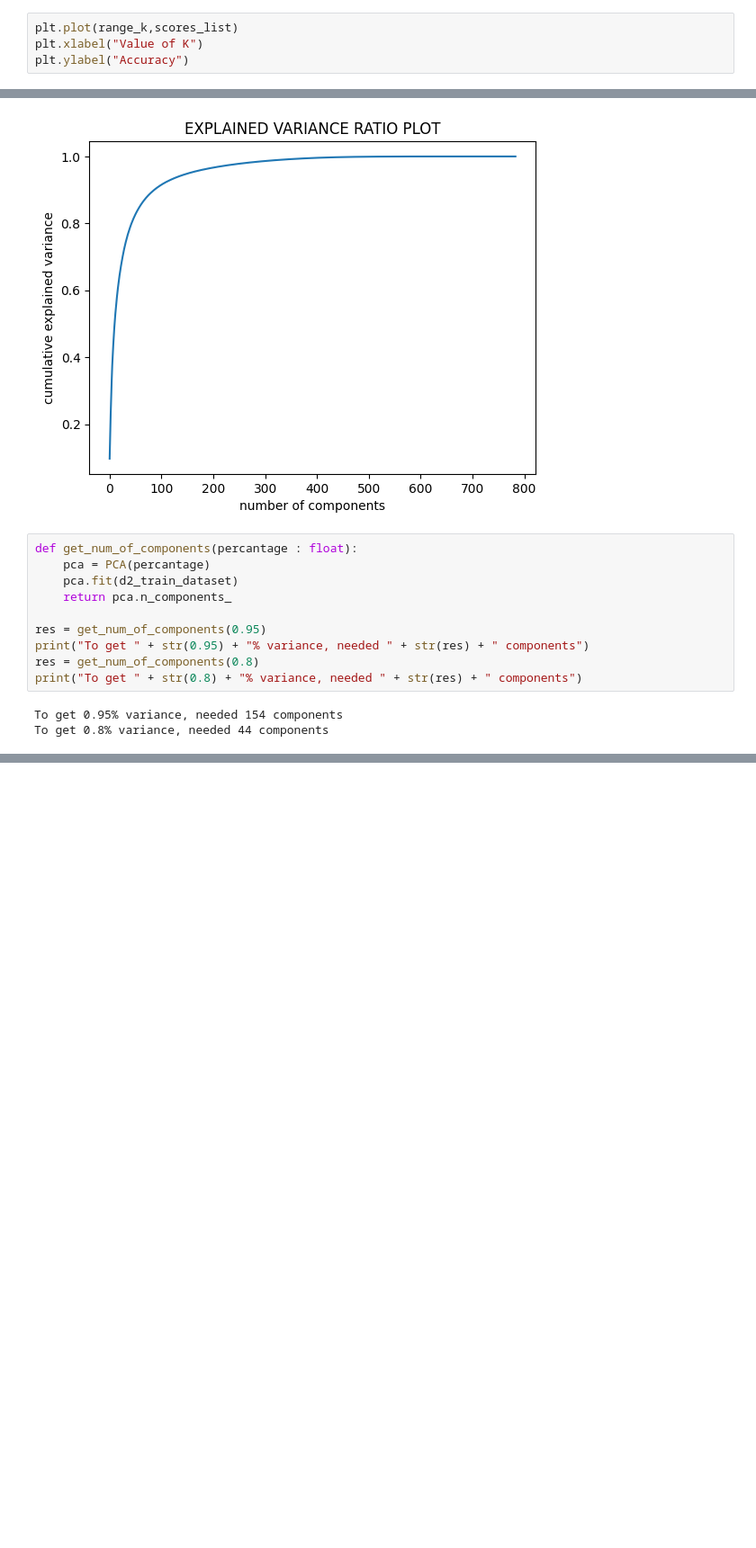
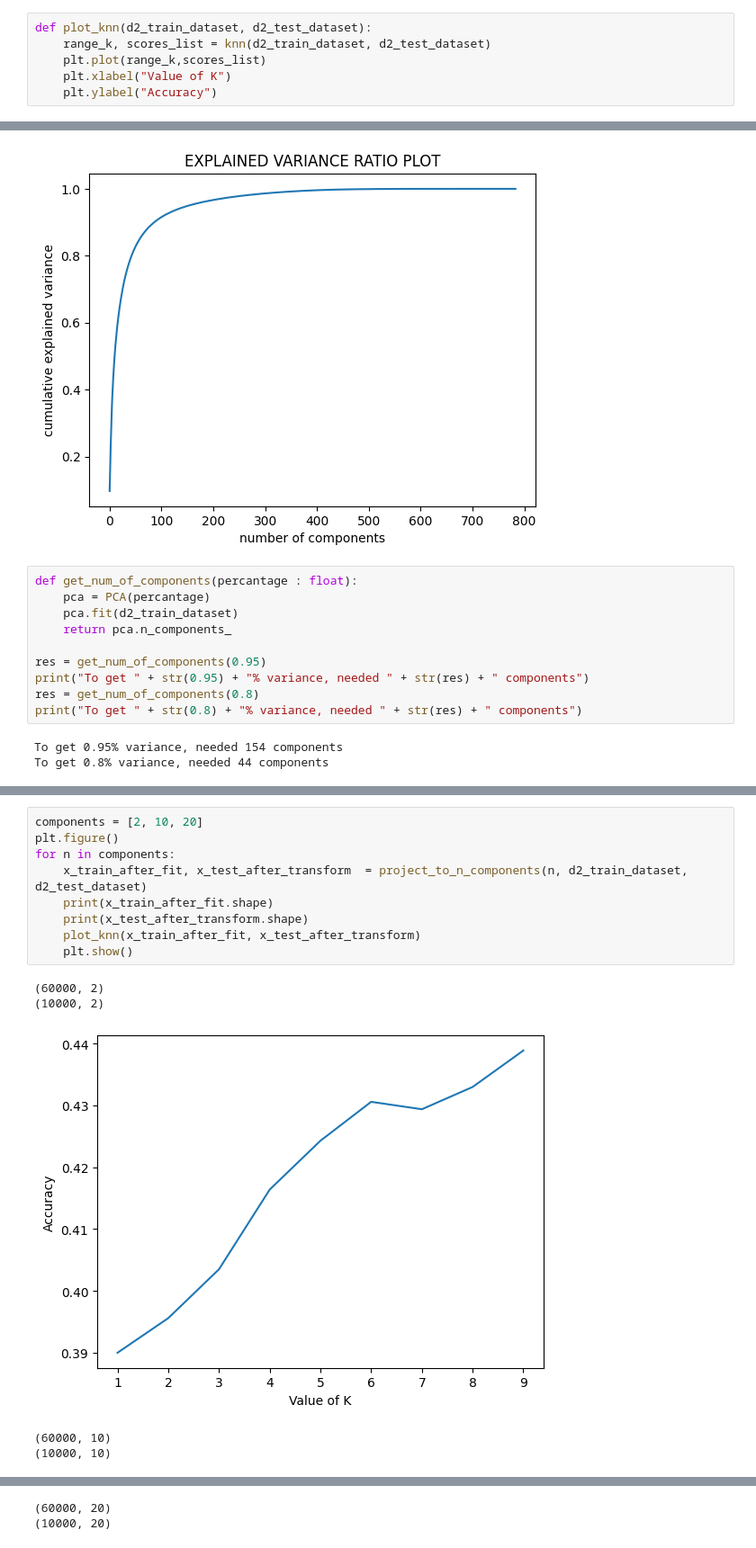
Before and after one commit to glusi/cv-maman22, a Jupyter notebook: maman22.ipynb, the cells around one changed output, grey strips where cells are left out. Shown: that part at 90% size. Drawn from its saved outputs; the diff is of its cells as text; blank space fills up the shorter version.

```diff
--- a/maman22.ipynb
+++ b/maman22.ipynb
@@ -106,4 +83,6 @@ weighted avg       0.97      0.97      0.97     10000
 # %%
-plt.plot(range_k,scores_list)
-plt.xlabel("Value of K")
-plt.ylabel("Accuracy")
+def plot_knn(d2_train_dataset, d2_test_dataset):
+    range_k, scores_list = knn(d2_train_dataset, d2_test_dataset)
+    plt.plot(range_k,scores_list)
+    plt.xlabel("Value of K")
+    plt.ylabel("Accuracy")
@@ -176,0 +172,15 @@ plt.show()
+# %%
+components = [2, 10, 20]
+plt.figure()
+for n in components:
+    x_train_after_fit, x_test_after_transform  = project_to_n_components(n, d2_train_dataset, d2_test_dataset)
+    print(x_train_after_fit.shape)
+    print(x_test_after_transform.shape)
+    plot_knn(x_train_after_fit, x_test_after_transform)
+    plt.show()
+# %% [output]
+(60000, 2)
+(10000, 2)
+[figure, added]
+(60000, 10)
+(10000, 10)
@@ -176,0 +188,2 @@ plt.show()
+(60000, 20)
+(10000, 20)
```
Also changed, not shown: parts of 8 cells of this notebook.
